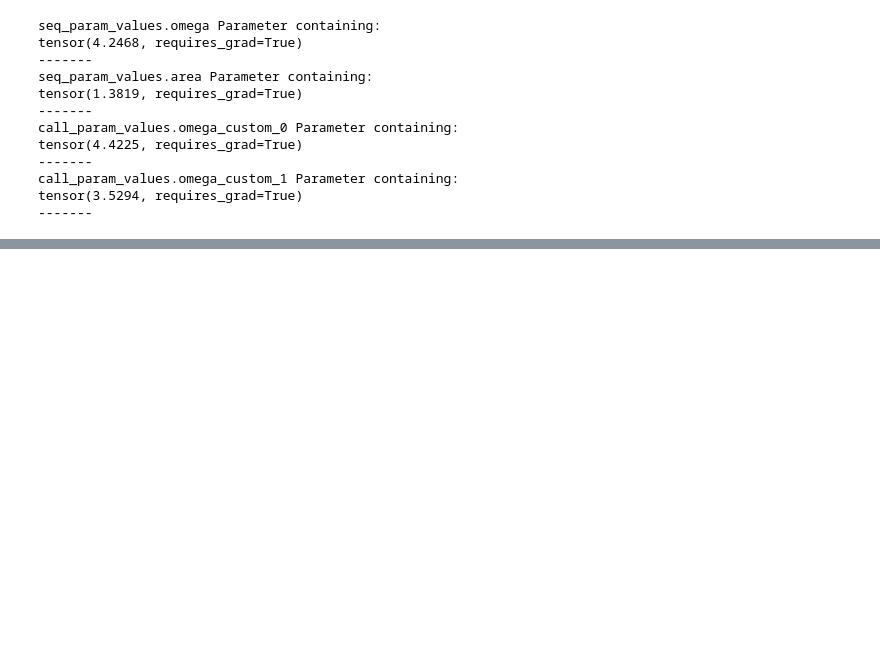
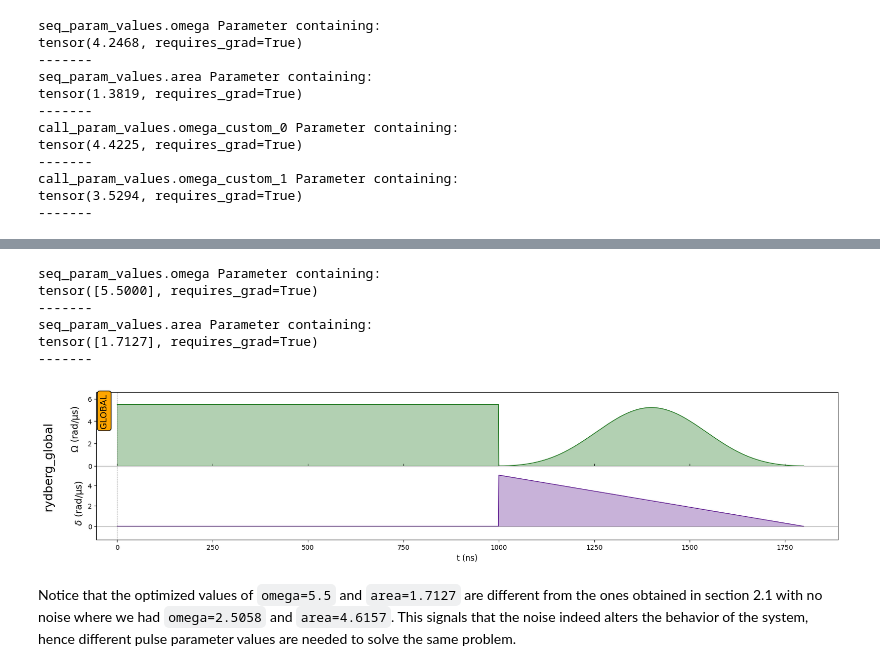
Before and after one commit to pasqal-io/pulser-diff, a Jupyter notebook: docs/basic_usage.ipynb, the cells around one changed output, grey strips where cells are left out. Drawn from its saved outputs; the diff is of its cells as text; code cells hidden in the pictures; blank space fills up the shorter version.

```diff
--- a/docs/basic_usage.ipynb
+++ b/docs/basic_usage.ipynb
@@ -788,0 +818,30 @@ tensor(3.5294, requires_grad=True)
+# %%
+from pulser_diff.simconfig import SimConfig
+
+# define pulse parameters
+omega = torch.tensor([5.0], requires_grad=True)
+area = torch.tensor([torch.pi], requires_grad=True)
+
+# define trainable params and constraints
+trainable_params = {"omega": omega, "area": area}
+constraints = {
+    "omega": {"min": 4.5, "max": 5.5}
+}
+
+# define noise config
+noise_config = SimConfig(noise="dephasing", dephasing_rate=2.0)
+
+# create quantum model
+model = QuantumModel(seq,
+                     trainable_params,
+                     constraints=constraints,
+                     sampling_rate=0.5,
+                     solver=SolverType.DP5_ME,
+                     noise_config=noise_config)
+
+# list trainable parameters of the model
+print()
+for name, param in model.named_parameters():
+    print(name)
+    print(param)
+    print('-------')
@@ -788,0 +859,8 @@ tensor(3.5294, requires_grad=True)
+# %%
+# define loss function and optimizer
+loss_fn = torch.nn.MSELoss()
+optimizer = torch.optim.Adam(model.parameters(), lr=0.05)
+
+# run optimization loop
+target_value = torch.tensor(-0.5, dtype=torch.float64)
+run_opt_loop(model, target_value, optimizer, loss_fn, 100)
@@ -788,0 +885,17 @@ tensor(3.5294, requires_grad=True)
+# %%
+print()
+for name, param in model.named_parameters():
+    print(name, param)
+    print('-------')
+
+model.built_seq.draw()
+# %% [output]
+seq_param_values.omega Parameter containing:
+tensor([5.5000], requires_grad=True)
+-------
+seq_param_values.area Parameter containing:
+tensor([1.7127], requires_grad=True)
+-------
+[figure, added]
+# %% [markdown]
+Notice that the optimized values of `omega=5.5` and `area=1.7127` are different from the ones obtained in section 2.1 with no noise where we had `omega=2.5058` and `area=4.6157`. This signals that the noise indeed alters the behavior of the system, hence different pulse parameter values are needed to solve the same problem.
```
Also changed, not shown: parts of 7 cells of this notebook.
